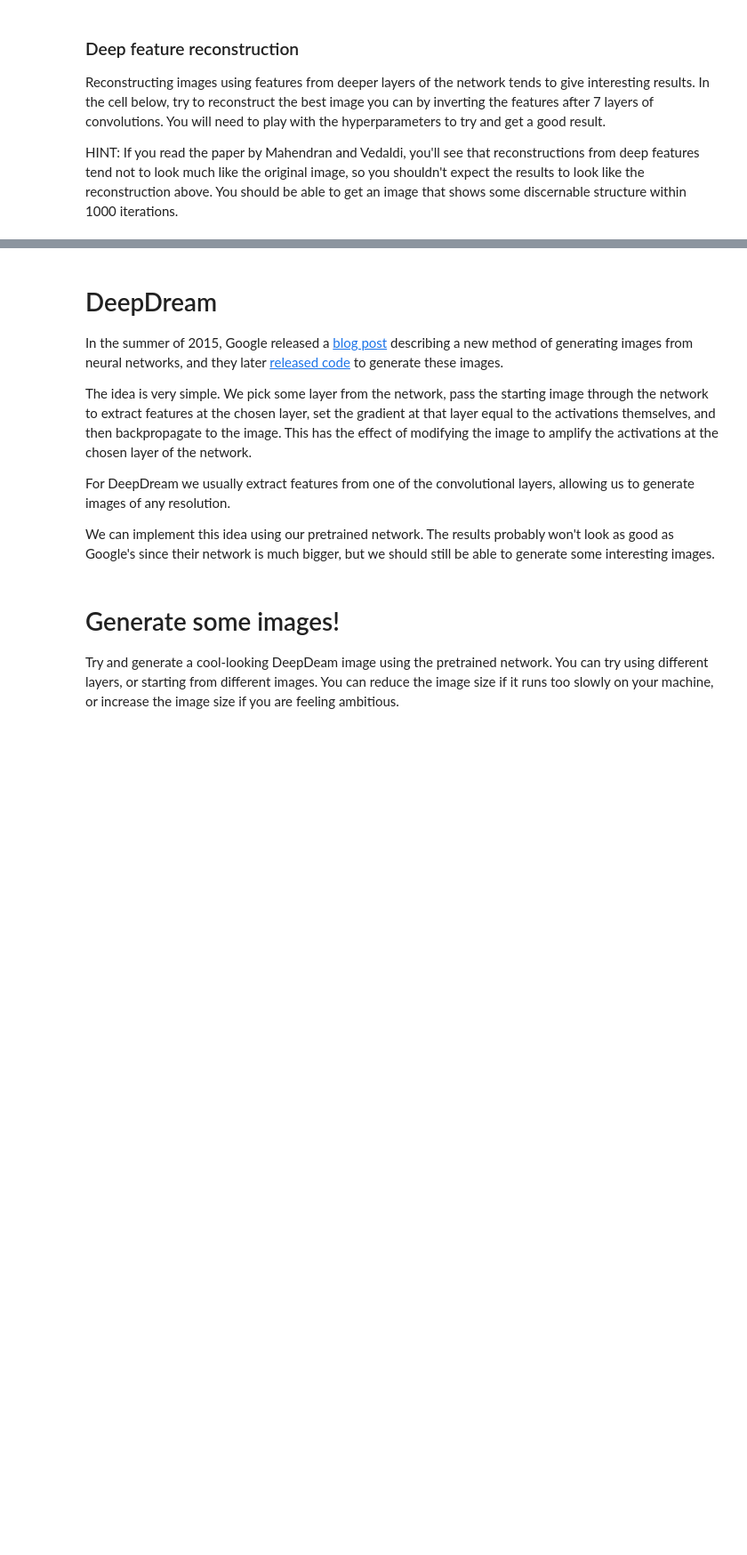
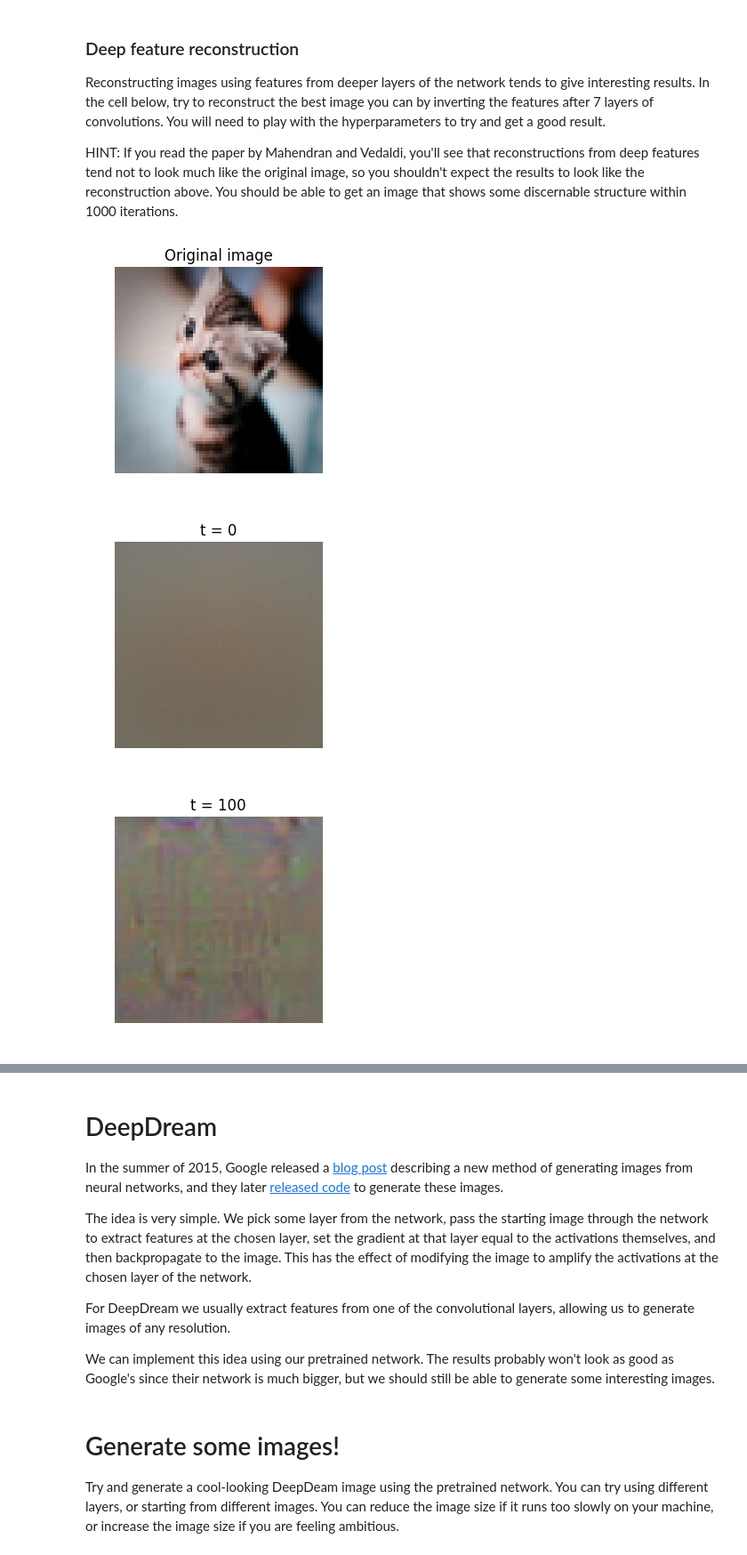
Before and after one commit to kbl4ew/CS294-Design-and-Analysis-of-Deep-Neural-Networks, a Jupyter notebook: CS294_Solution/assignment3/ImageGeneration.ipynb, the cells around one changed output, grey strips where cells are left out. Shown at 89% size. Drawn from its saved outputs; the diff is of its cells as text; code cells hidden in the pictures; blank space fills up the shorter version.

```diff
--- a/CS294_Solution/assignment3/ImageGeneration.ipynb
+++ b/CS294_Solution/assignment3/ImageGeneration.ipynb
@@ -91,7 +99,12 @@ def create_class_visualization(target_y, model, **kwargs):
     # add L2 regularization to dX and update the image X using the image       #
     # gradient and the learning rate.                                          #
     ############################################################################
-    pass
+    scores, cache = model.forward(X, mode = 'test')
+    dscores = np.zeros_like(scores, dtype=np.float32)
+    dscores[0, target_y] = 1
+    dX, _ = model.backward(dscores, cache)
+    dX -= 2 * l2_reg * X
+    X += learning_rate * dX
     ############################################################################
     #                             END OF YOUR CODE                             #
     ############################################################################
@@ -181,7 +200,10 @@ def invert_features(target_feats, layer, model, **kwargs):
     # large pixel values in the generated image using the l2_reg parameter;    #
     # then update the generated image using the learning_rate from above.      #
     ############################################################################
-    pass
+    feats, cache = model.forward(X, end=layer, mode = 'test')
+    dX , _ = model.backward(-2 * (target_feats - feats), cache)
+    dX -= 2 * l2_reg * X
+    X -= learning_rate * dX
     ############################################################################
     #                             END OF YOUR CODE                             #
     ############################################################################
@@ -237,28 +266,32 @@ HINT: If you read the paper by Mahendran and Vedaldi, you'll see that reconstruc
 # %%
 filename = 'kitten.jpg'
 layer = 6 # layers start from 0 so these are features after 7 convolutions
 img = imresize(imread(filename), (64, 64))
 
 plt.imshow(img)
 plt.gcf().set_size_inches(3, 3)
 plt.title('Original image')
 plt.axis('off')
 plt.show()
 
 # Preprocess the image before passing it to the network:
 # subtract the mean, add a dimension, etc
 img_pre = preprocess_image(img, data['mean_image'])
 
 # Extract features from the image
 feats, _ = model.forward(img_pre, end=layer)
 
 # Invert the features
 # You will need to play with these parameters.
 kwargs = {
   'num_iterations': 1000,
-  'learning_rate': 0,
-  'l2_reg': 0,
+  'learning_rate': 5500,
+  'l2_reg': 1e-8,
   'show_every': 100,
-  'blur_every': 0,
+  'blur_every': 10,
 }
 X = invert_features(feats, layer, model, **kwargs)
+# %% [output]
+[figure, added]
+[figure, added]
+[figure, added]
```
Also changed, not shown: parts of 8 cells of this notebook, 1 other file.
